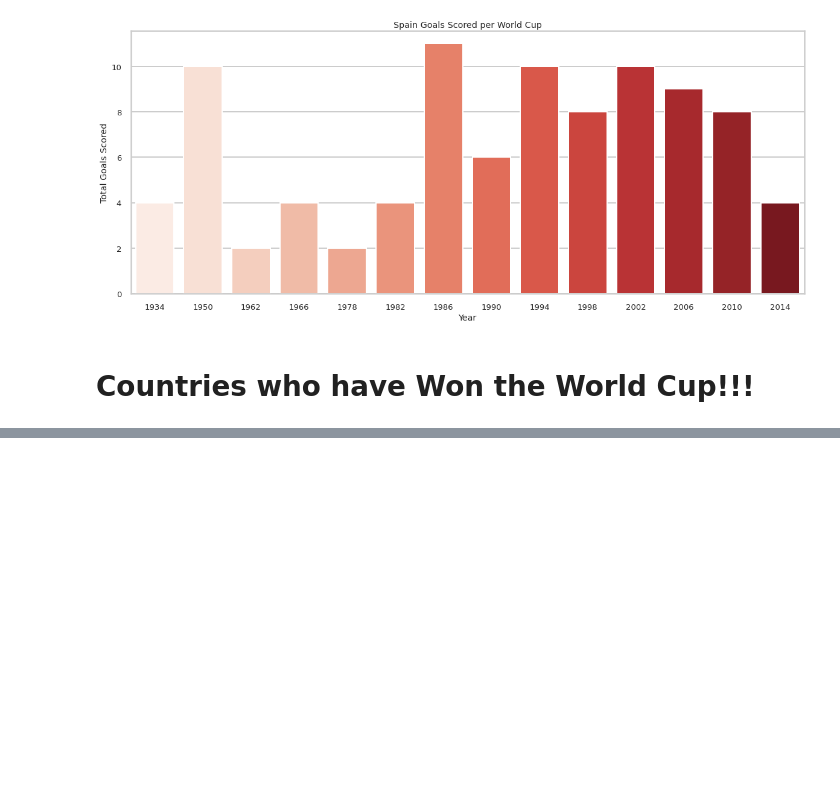
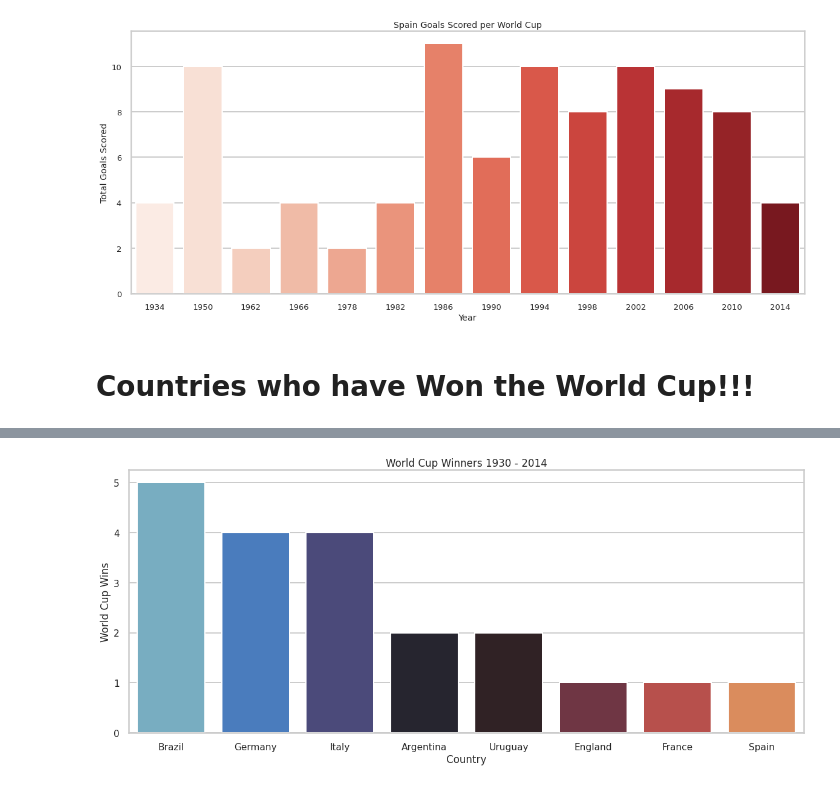
Before and after one commit to princeKike27/Fifa-World-Cup, a Jupyter notebook: FIFA_World_Cup.ipynb, the cells around one changed output, grey strips where cells are left out. Cells and saved outputs as stored; diff of their text form; code cells hidden in the pictures; blank space fills up the shorter version.

```diff
--- a/FIFA_World_Cup.ipynb
+++ b/FIFA_World_Cup.ipynb
@@ -227,0 +226,5 @@ See the caveats in the documentation: https://pandas.pydata.org/pandas-docs/stab
+# %%
+# load dataset
+worldcups = 'https://raw.githubusercontent.com/princeKike27/Fifa-World-Cup/main/WorldCups.csv'
+df_worldcups = pd.read_csv(worldcups)
+df_worldcups.head()
@@ -227,0 +244,5 @@ See the caveats in the documentation: https://pandas.pydata.org/pandas-docs/stab
+# %%
+# standarize Germany FR to Germany
+for index in df_worldcups.index:
+  if df_worldcups.loc[index, 'Winner'] == 'Germany FR':
+    df_worldcups.loc[index, 'Winner'] = 'Germany'
@@ -227,0 +254,5 @@ See the caveats in the documentation: https://pandas.pydata.org/pandas-docs/stab
+# %%
+# groupby Winner
+cup_winners = df_worldcups.groupby('Winner').Country.count().reset_index()
+cup_winners.rename(columns={'Country': 'Winner Counter'}, inplace=True)
+cup_winners
@@ -227,0 +269,18 @@ See the caveats in the documentation: https://pandas.pydata.org/pandas-docs/stab
+# %%
+# most World Cup Winners graph
+plt.figure(figsize=(20,8))
+ax = plt.subplot()
+
+# set style
+sns.set_context('poster', font_scale=0.7)
+sns.set_style('whitegrid')
+
+sns.barplot(data=cup_winners, x='Winner', y='Winner Counter', ci=None, palette='icefire',
+            order=cup_winners.sort_values('Winner Counter', ascending=False).Winner)
+
+plt.ylabel('World Cup Wins')
+plt.xlabel('Country')
+plt.title('World Cup Winners 1930 - 2014')
+plt.show()
+# %% [output]
+[figure, added]
```
Also changed, not shown: parts of 5 cells of this notebook.
